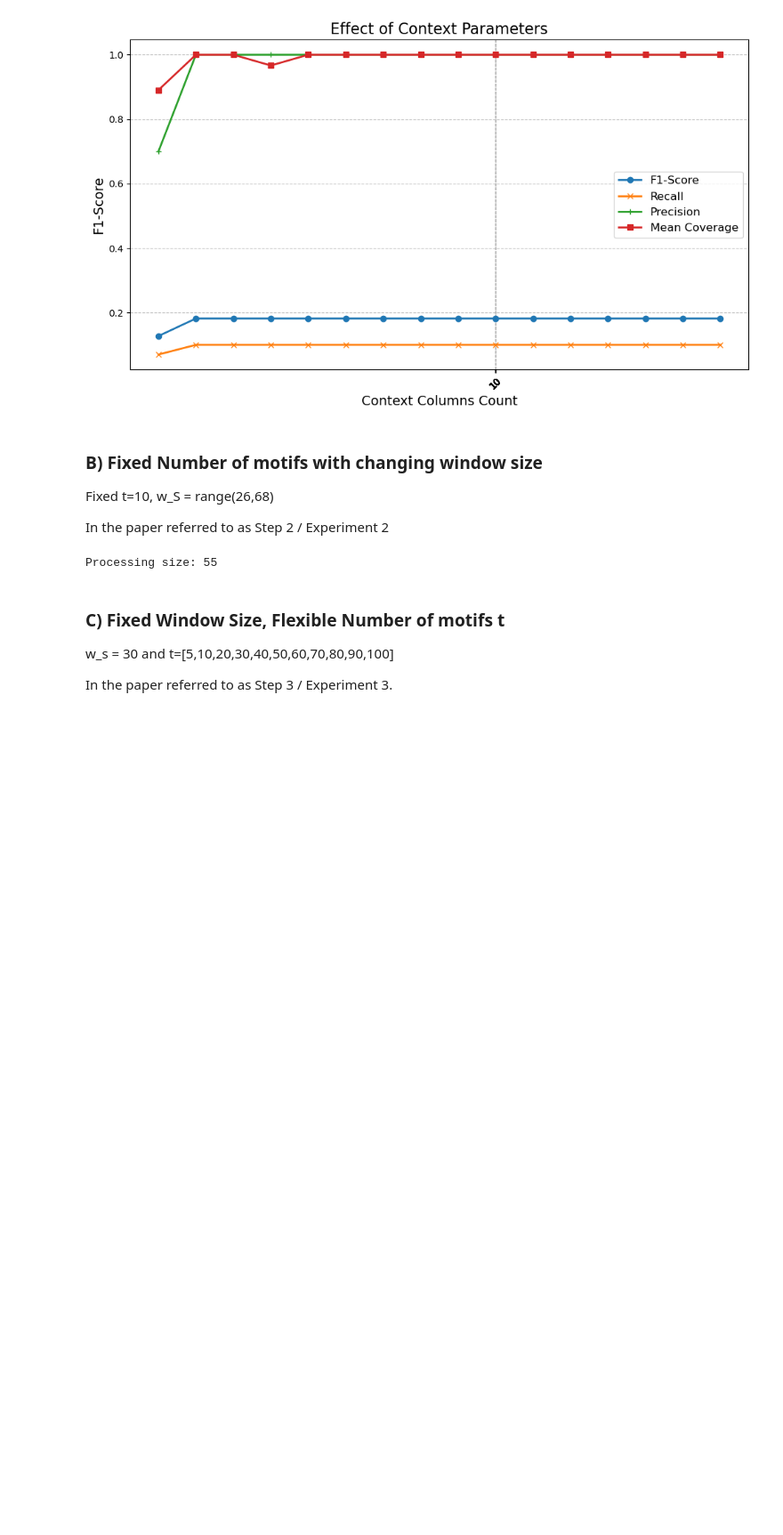
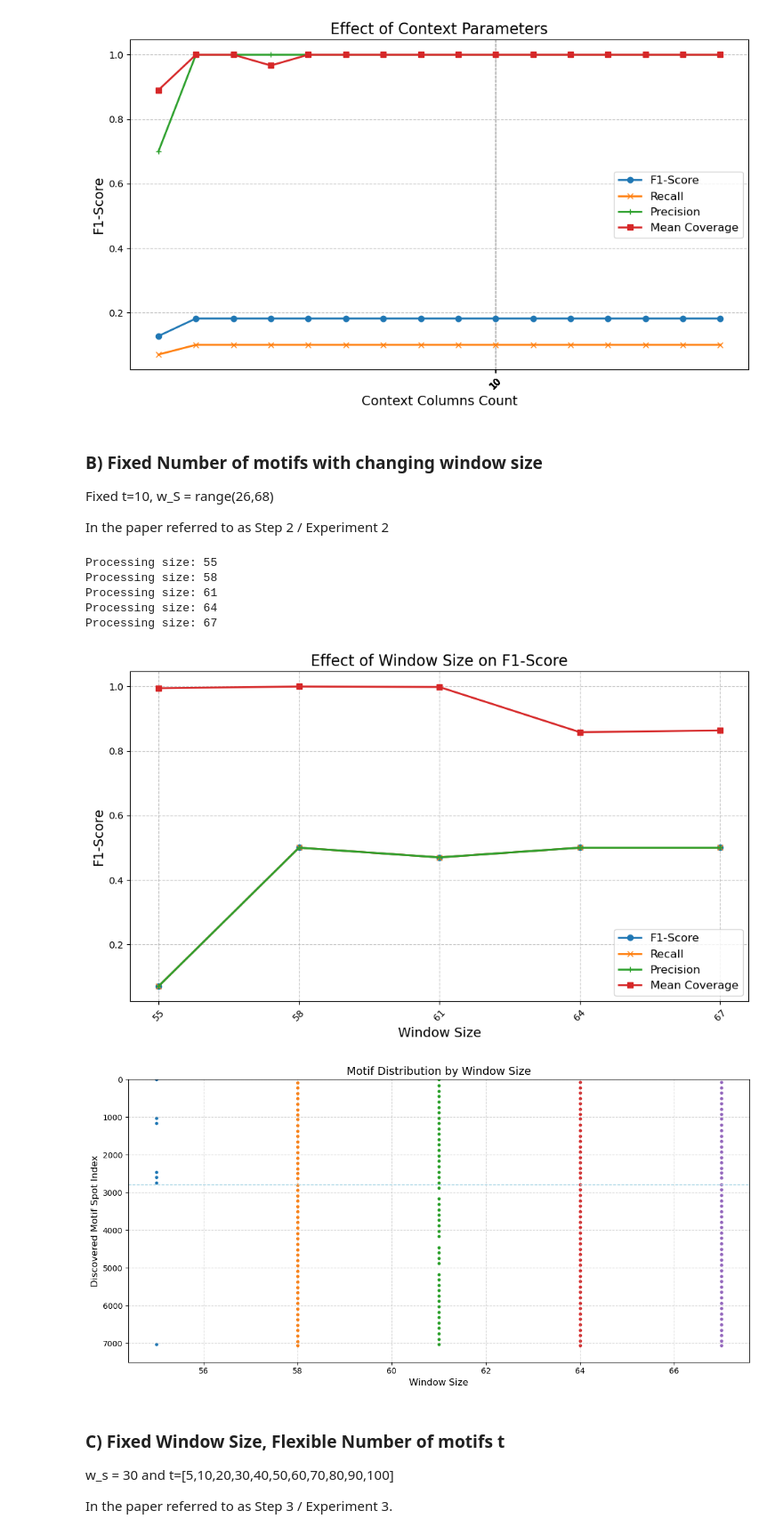
Before and after one commit to thohenadl/TimeSeriesInRPM, a Jupyter notebook: BPM_Tech_Forum.ipynb, the cells around one changed output. Shown at 89% size. Drawn from its saved outputs; the diff is of its cells as text; code cells hidden in the pictures; blank space fills up the shorter version.

```diff
--- a/BPM_Tech_Forum.ipynb
+++ b/BPM_Tech_Forum.ipynb
@@ -389,12 +389,12 @@ ContextColumns = ["targetApp","eventType","url","target.workbookName","target.sh
 NumberOfMotifsToDiscover = 100
 threshold = 0.8
 
-smallest_window = 55 # Was 26 for experiment
+smallest_window = 26 # Was 26 for experiment
 largest_window = 68 # Was 68 for experiment
-step_size = 3 # Was 1 for experiment
+step_size = 1 # Was 1 for experiment
 
 # If set to true, the experiment results will be saved to the folder "ExperimentResult"
-save_experiment_to_folder = False
+save_experiment_to_folder = True
 
 #########################
 # ---- Do not change ----
@@ -455,7 +455,7 @@ while current_size <= largest_window:
         'discovered_motif_spots': set(discovered_motif_spots),
         'motif_count': NumberOfMotifsToDiscover
     })
-    current_step += step_size
+    current_size += step_size
 
 # ---- Save the results ----
 results_df = pd.DataFrame(results)
@@ -486,33 +486,39 @@ plt.show()
 # ---- Motif Distribution Plot ----
 plt.figure(figsize=(12, 6))
 
 # Loop over each window size
 for ws in sorted(results_df['window_size'].unique()):
     subset = results_df[results_df['window_size'] == ws]
     # Convert sets to sorted lists and flatten
     all_spots = []
     for entry in subset['discovered_motif_spots']:
         if isinstance(entry, set):
             all_spots.extend(sorted(entry))
         elif isinstance(entry, list):
             all_spots.extend(entry)
     x_vals = [ws] * len(all_spots)
     plt.scatter(x_vals, all_spots, label=f'Window Size {ws}', s=10)
 
 plt.ylim(7500, 0)
 plt.xlabel("Window Size", fontsize=12)
 plt.ylabel("Discovered Motif Spot Index", fontsize=12)
 plt.title("Motif Distribution by Window Size", fontsize=14)
 if log_to_discover_name == "SRRT_Parallel":
     plt.axhline(y=2789, color='lightblue', linestyle='--', linewidth=1, label='Start of RT Traces') # Only works for SRRT_Joint
 plt.grid(True, linestyle="--", alpha=0.5)
 # plt.legend(title="Window Sizes", fontsize=9)
 plt.tight_layout()
 if save_experiment_to_folder:
     plt.savefig(f"ExperimentResult/EX2-windowSize_{log_to_discover_name}_plot-MotifDistribution_{timestamp}.png", dpi=300, bbox_inches='tight')
 plt.show()
 # %% [output]
 Processing size: 55
+Processing size: 58
+Processing size: 61
+Processing size: 64
+Processing size: 67
+[figure, added]
+[figure, added]
 # %% [markdown]
 ### C) Fixed Window Size, Flexible Number of motifs t
 
```
Also changed, not shown: parts of 1 cell of this notebook, 6 other files.
